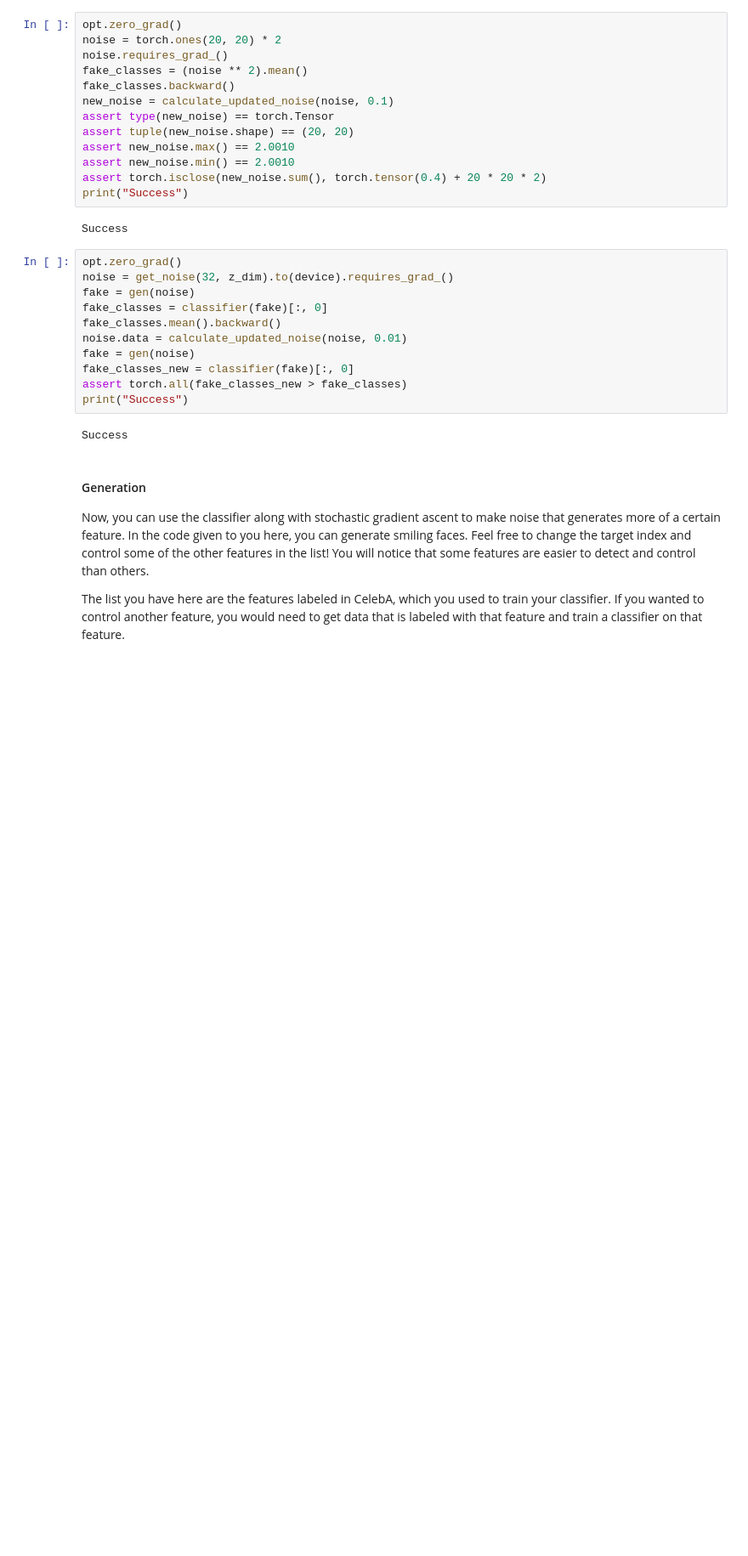
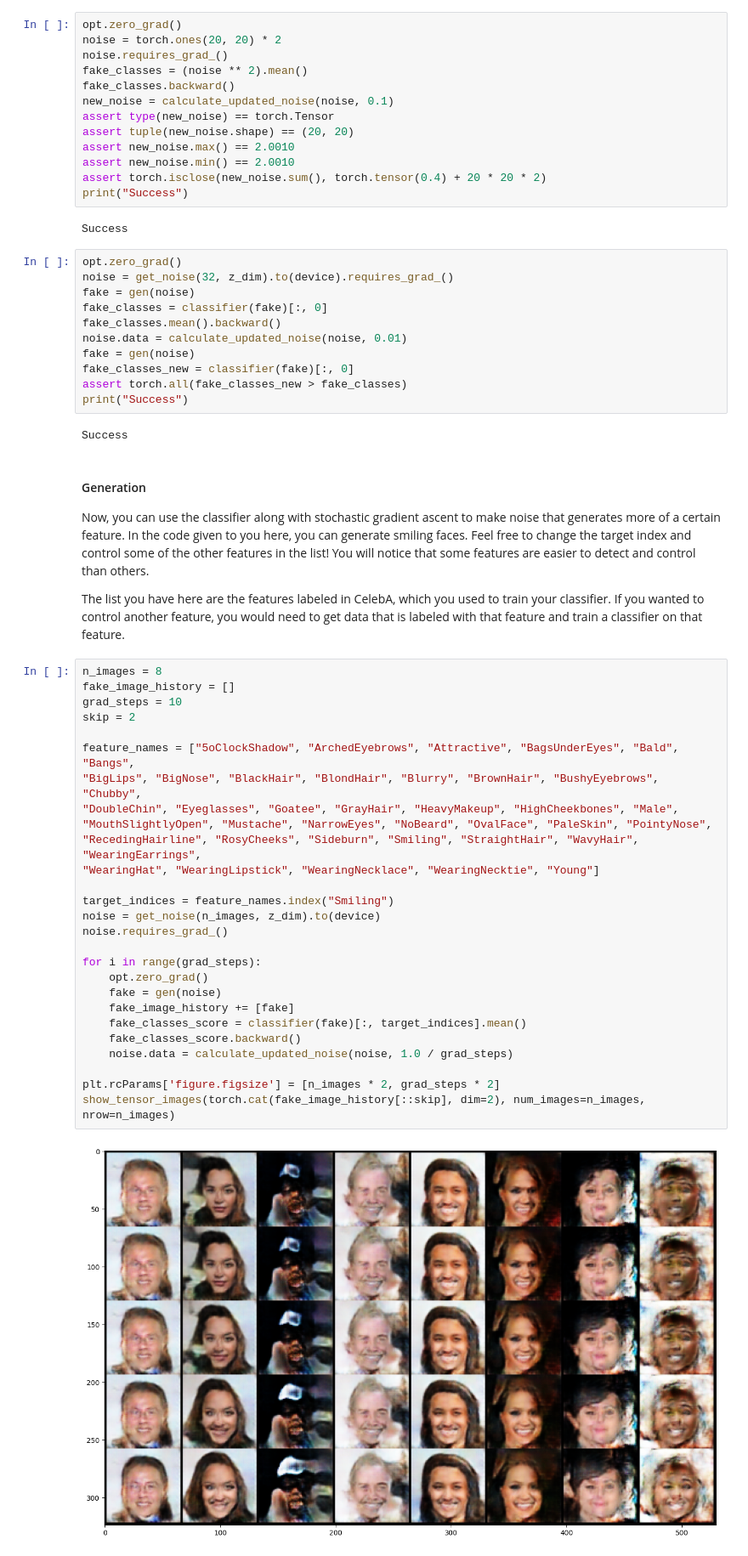
Before and after one commit to Mark-Barbaric/Generative-Adversarial-Networks-GANs-Specialization, a Jupyter notebook: week4/w4_build_controllable_gan.ipynb, the cells around one changed output. Shown at 85% size. Drawn from its saved outputs; the diff is of its cells as text; blank space fills up the shorter version.

```diff
--- a/week4/w4_build_controllable_gan.ipynb
+++ b/week4/w4_build_controllable_gan.ipynb
@@ -333,3 +333,32 @@ Success
 Now, you can use the classifier along with stochastic gradient ascent to make noise that generates more of a certain feature. In the code given to you here, you can generate smiling faces. Feel free to change the target index and control some of the other features in the list! You will notice that some features are easier to detect and control than others.
 
 The list you have here are the features labeled in CelebA, which you used to train your classifier. If you wanted to control another feature, you would need to get data that is labeled with that feature and train a classifier on that feature.
+# %%
+n_images = 8
+fake_image_history = []
+grad_steps = 10
+skip = 2
+
+feature_names = ["5oClockShadow", "ArchedEyebrows", "Attractive", "BagsUnderEyes", "Bald", "Bangs",
+"BigLips", "BigNose", "BlackHair", "BlondHair", "Blurry", "BrownHair", "BushyEyebrows", "Chubby",
+"DoubleChin", "Eyeglasses", "Goatee", "GrayHair", "HeavyMakeup", "HighCheekbones", "Male",
+"MouthSlightlyOpen", "Mustache", "NarrowEyes", "NoBeard", "OvalFace", "PaleSkin", "PointyNose",
+"RecedingHairline", "RosyCheeks", "Sideburn", "Smiling", "StraightHair", "WavyHair", "WearingEarrings",
+"WearingHat", "WearingLipstick", "WearingNecklace", "WearingNecktie", "Young"]
+
+target_indices = feature_names.index("Smiling")
+noise = get_noise(n_images, z_dim).to(device)
+noise.requires_grad_()
+
+for i in range(grad_steps):
+    opt.zero_grad()
+    fake = gen(noise)
+    fake_image_history += [fake]
+    fake_classes_score = classifier(fake)[:, target_indices].mean()
+    fake_classes_score.backward()
+    noise.data = calculate_updated_noise(noise, 1.0 / grad_steps)
+
+plt.rcParams['figure.figsize'] = [n_images * 2, grad_steps * 2]
+show_tensor_images(torch.cat(fake_image_history[::skip], dim=2), num_images=n_images, nrow=n_images)
+# %% [output]
+[figure, added]
```
Also changed, not shown: parts of 4 cells of this notebook.
